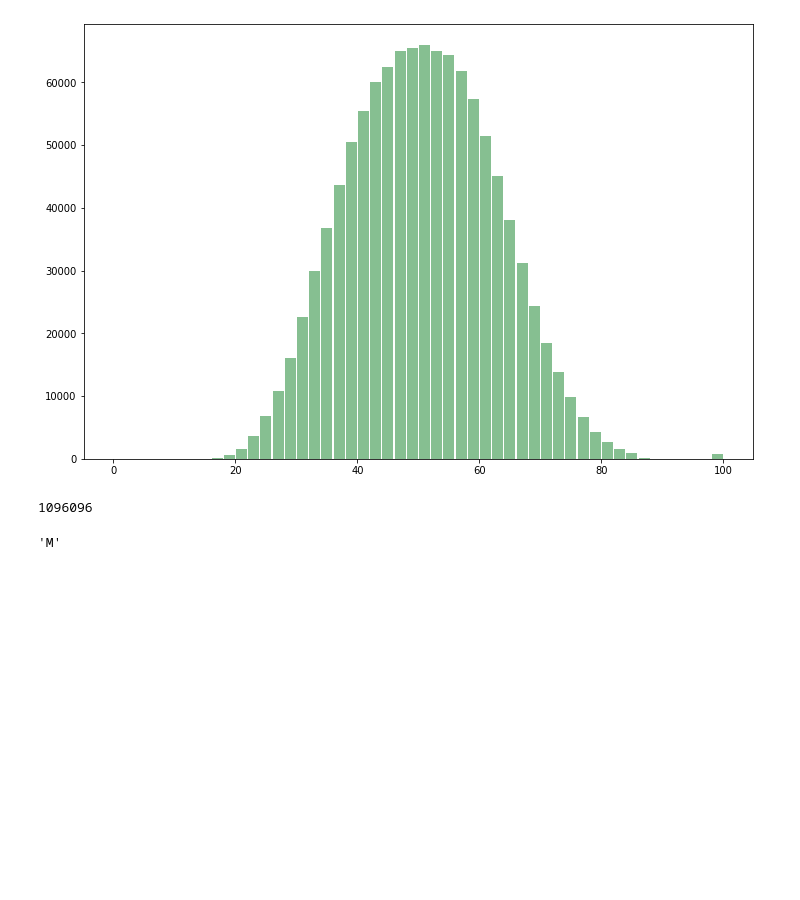
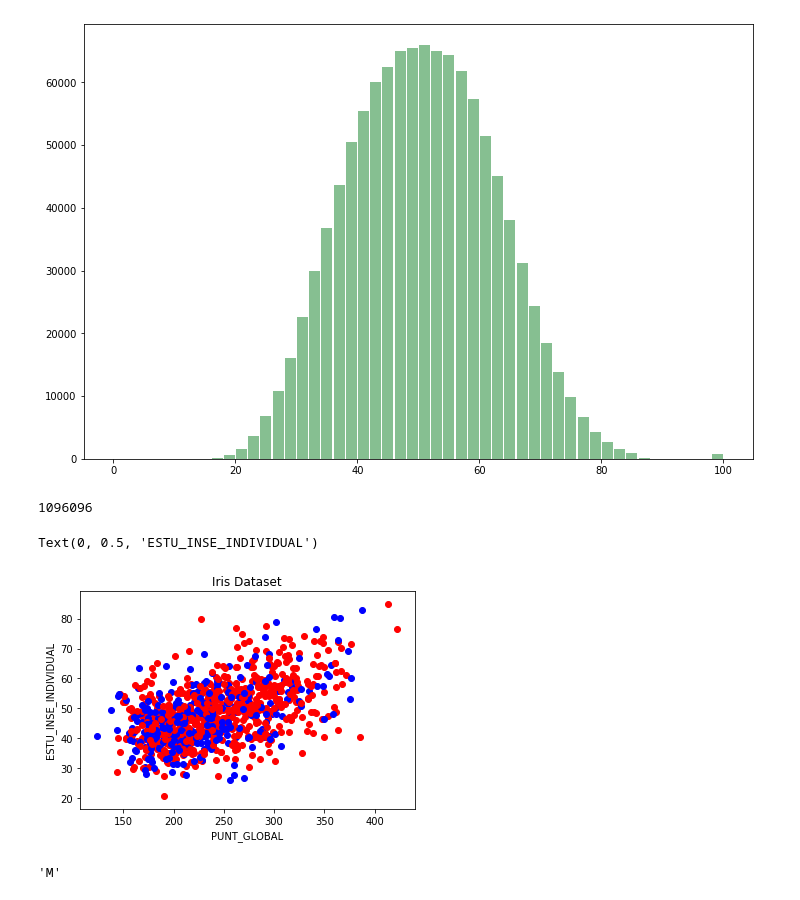
Before and after one commit to dsgantivac/DataMiningProject, a Jupyter notebook: Analisis exploratorio.ipynb, the cells around one changed output. Saved outputs shown, nothing was run; the diff lists cells and outputs as text; code cells hidden in the pictures; blank space fills up the shorter version.

```diff
--- a/Analisis exploratorio.ipynb
+++ b/Analisis exploratorio.ipynb
@@ -177,11 +177,14 @@ data.shape[0]
 # %%
 colors = {'M':'r', 'F':'b'}
 fig, ax = plt.subplots()
-for i in range(100):
+for i in range(1000):
     ax.scatter(data['PUNT_GLOBAL'][i], data['ESTU_INSE_INDIVIDUAL'][i],color=colors[data['ESTU_GENERO'][i]])
 ax.set_title('Iris Dataset')
 ax.set_xlabel('PUNT_GLOBAL')
 ax.set_ylabel('ESTU_INSE_INDIVIDUAL')
+# %% [output]
+Text(0, 0.5, 'ESTU_INSE_INDIVIDUAL')
+[figure, added]
 # %%
 data['ESTU_GENERO'][0]
 # %% [output]
```
